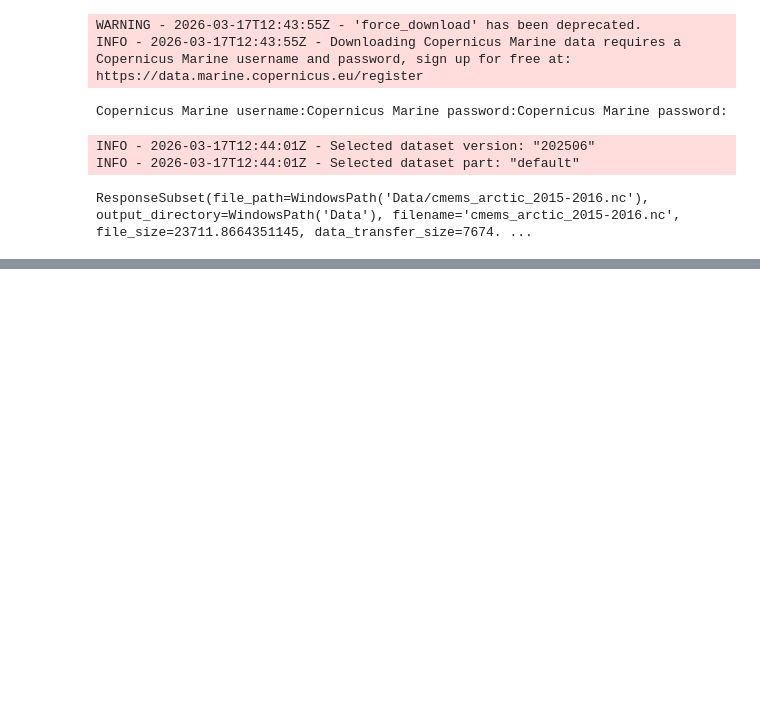
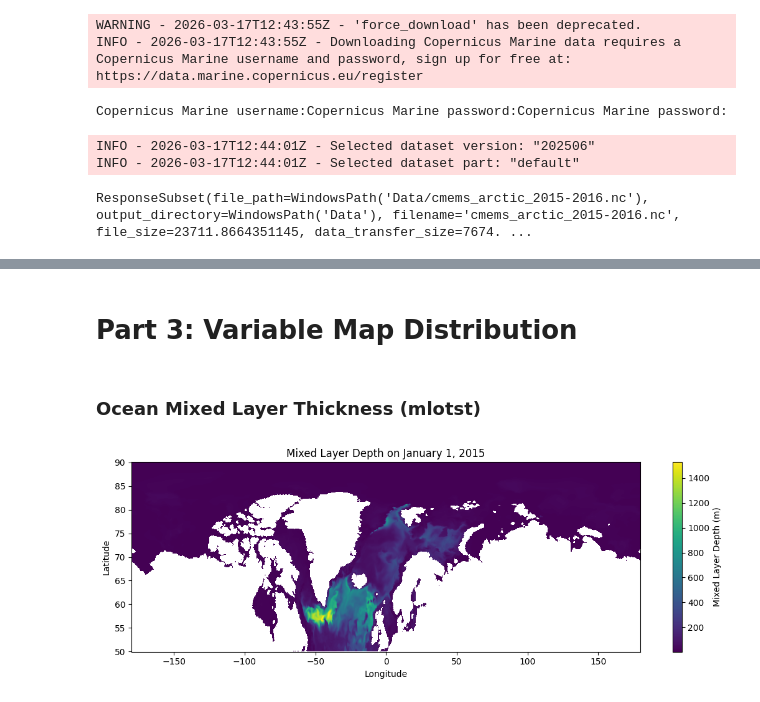
Before and after one commit to natslimak/OceanCourses, a Jupyter notebook: DigitalOcean/Assignment_2/Script.ipynb, the cells around one changed output, grey strips where cells are left out. Cells and saved outputs as stored; diff of their text form; code cells hidden in the pictures; blank space fills up the shorter version.

```diff
--- a/DigitalOcean/Assignment_2/Script.ipynb
+++ b/DigitalOcean/Assignment_2/Script.ipynb
@@ -217,0 +64,46 @@ Total missing days currently in dataset: 2
+# %% [markdown]
+# Part 3: Variable Map Distribution
+# %%
+# Load the dataset
+ds = xr.open_dataset("Data/cmems_arctic_2015-2016.nc")
+
+# Extract a single time slice
+sst_day_one = ds['mlotst'].isel(time=0) # time index 0 = time step in the dataset = January 1, 2015
+
+# General function for plotting a variable map disturibution
+def plot_variable_map(ds, variable, time_sel, cbar_label, title, depth_sel=None):
+    """Plot a 2D map of a dataset variable for a selected date/time index."""
+
+    # Select the variable and the time slice
+    da = ds[variable]
+    da_plot = da.sel(time=np.datetime64(time_sel), method='nearest')
+
+    # Depth handling
+    if 'depth' in da_plot.dims:
+        if depth_sel is not None:
+            da_plot = da_plot.isel(depth=depth_sel)
+        else:
+            da_plot = da_plot.isel(depth=0)  # Select the surface layer
+
+    # Set up the plot
+    plt.figure(figsize=(11,4))
+    da_plot.plot(cmap='viridis', cbar_kwargs={'label': cbar_label if cbar_label else variable})
+
+    plt.title(title)
+    plt.xlabel('Longitude')
+    plt.ylabel('Latitude')
+    plt.tight_layout()
+    plt.show()
+
+    return
+# %% [markdown]
+### Ocean Mixed Layer Thickness (mlotst)
+# %%
+plot_variable_map(
+    ds,
+    variable='mlotst',
+    time_sel='2015-01-01',
+    cbar_label='Mixed Layer Depth (m)',
+    title='Mixed Layer Depth on January 1, 2015')
+# %% [output]
+[figure, added]
```
Also changed, not shown: parts of 32 cells of this notebook, 1 other file.
